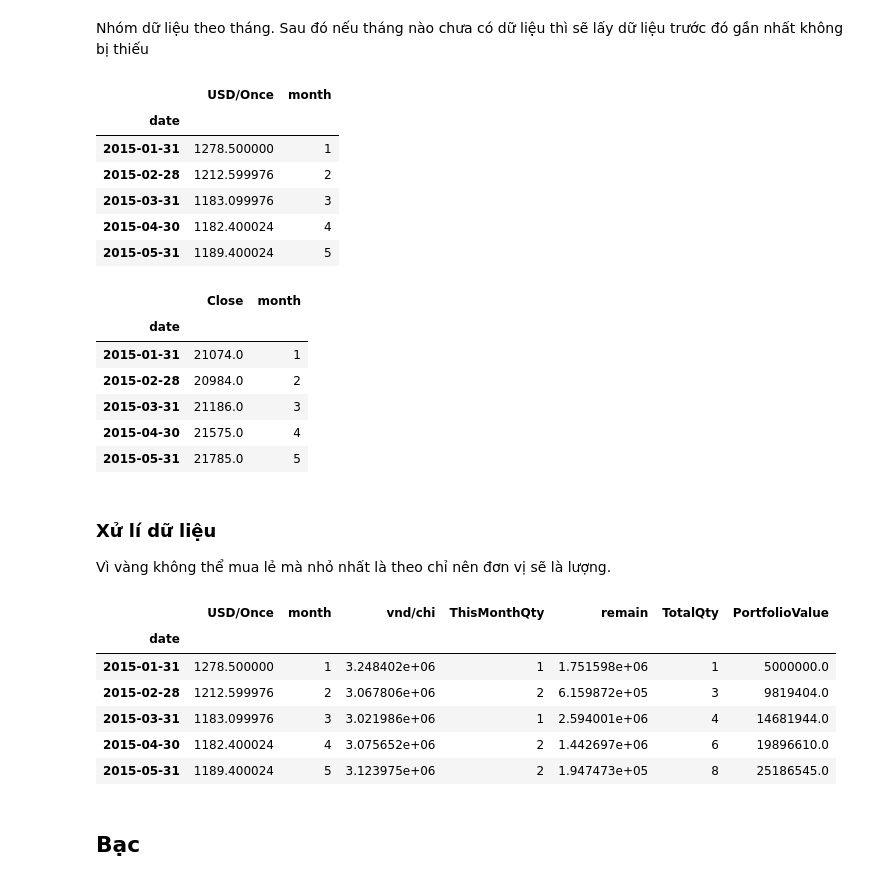
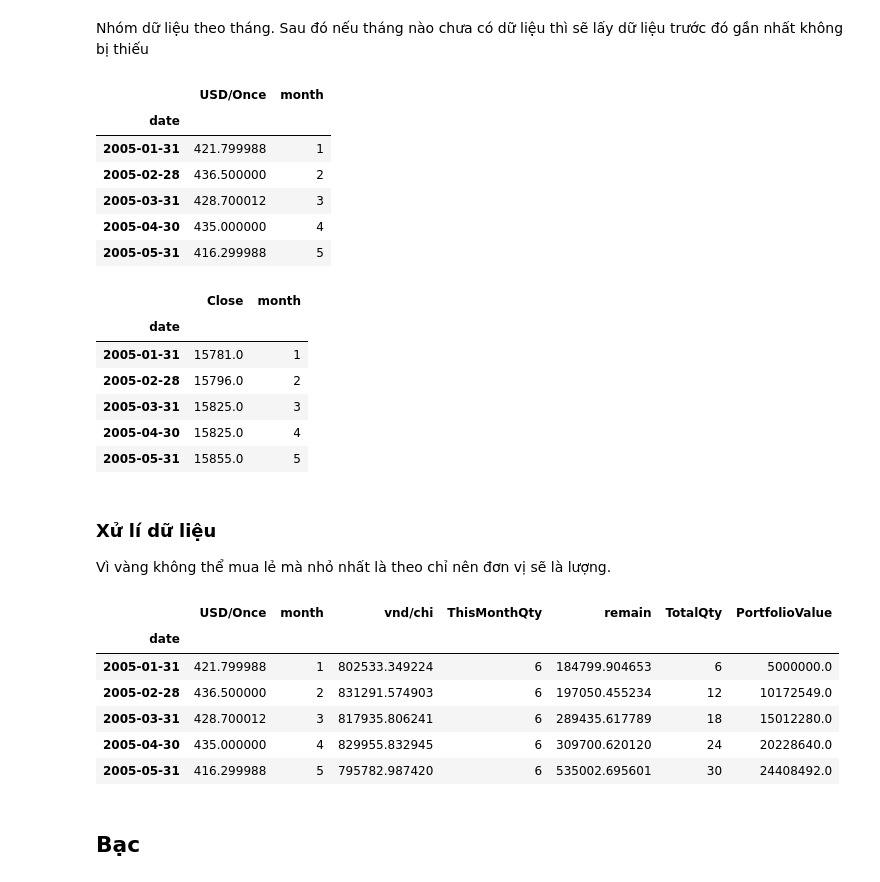
Before and after one commit to Masterokadanori/Market-Analysis, a Jupyter notebook: DCA.ipynb, the cells around one changed output. Cells and saved outputs as stored; diff of their text form; code cells hidden in the pictures.

```diff
--- a/DCA.ipynb
+++ b/DCA.ipynb
@@ -37,7 +37,7 @@ import matplotlib.pyplot as plt
 Tạo `DataFrame` gốc, nơi sẽ lưu trữ tất cả dữ liệu
 # %%
 monthly_invest = 5_000_000
-startDate = '2015-01-01'
+startDate = '2005-01-01'
 endDate = '2025-01-01'
 data = pd.DataFrame(pd.date_range(
     start=startDate,
@@ -271,24 +271,28 @@ gold.head(5)
 # %% [output]
 |  | USD/Once | month |
 | date |  |  |
-| 2015-01-31 | 1278.500000 | 1 |
-| 2015-02-28 | 1212.599976 | 2 |
-| 2015-03-31 | 1183.099976 | 3 |
-| 2015-04-30 | 1182.400024 | 4 |
-| 2015-05-31 | 1189.400024 | 5 |
+| 2005-01-31 | 421.799988 | 1 |
+| 2005-02-28 | 436.500000 | 2 |
+| 2005-03-31 | 428.700012 | 3 |
+| 2005-04-30 | 435.000000 | 4 |
+| 2005-05-31 | 416.299988 | 5 |
 # %%
-usd = usd.resample('ME').last().join(data['month'],how='right').ffill().bfill()
+
+usd = usd.resample('ME').last()
+usd.loc[usd['Close']<USDVND_MIN_VALID,'Close'] = pd.NA
+usd =usd.join(data['month'],how='right')
+usd['Close'] = usd['Close'].ffill()
 usd.drop(columns=['High','Low','Open','Volume'],axis=1,inplace=True)
 usd = usd.loc[(usd.index >= startDate) & (usd.index <= endDate)]
 usd.head(5)
 # %% [output]
 |  | Close | month |
 | date |  |  |
-| 2015-01-31 | 21074.0 | 1 |
-| 2015-02-28 | 20984.0 | 2 |
-| 2015-03-31 | 21186.0 | 3 |
-| 2015-04-30 | 21575.0 | 4 |
-| 2015-05-31 | 21785.0 | 5 |
+| 2005-01-31 | 15781.0 | 1 |
+| 2005-02-28 | 15796.0 | 2 |
+| 2005-03-31 | 15825.0 | 3 |
+| 2005-04-30 | 15825.0 | 4 |
+| 2005-05-31 | 15855.0 | 5 |
 # %% [markdown]
 ### Xử lí dữ liệu
 Vì vàng không thể mua lẻ mà nhỏ nhất là theo chỉ nên đơn vị sẽ là lượng.
@@ -310,11 +314,11 @@ gold.head(5)
 # %% [output]
 |  | USD/Once | month | vnd/chi | ThisMonthQty | remain | TotalQty | PortfolioValue |
 | date |  |  |  |  |  |  |  |
-| 2015-01-31 | 1278.500000 | 1 | 3.248402e+06 | 1 | 1.751598e+06 | 1 | 5000000.0 |
-| 2015-02-28 | 1212.599976 | 2 | 3.067806e+06 | 2 | 6.159872e+05 | 3 | 9819404.0 |
-| 2015-03-31 | 1183.099976 | 3 | 3.021986e+06 | 1 | 2.594001e+06 | 4 | 14681944.0 |
-| 2015-04-30 | 1182.400024 | 4 | 3.075652e+06 | 2 | 1.442697e+06 | 6 | 19896610.0 |
-| 2015-05-31 | 1189.400024 | 5 | 3.123975e+06 | 2 | 1.947473e+05 | 8 | 25186545.0 |
+| 2005-01-31 | 421.799988 | 1 | 802533.349224 | 6 | 184799.904653 | 6 | 5000000.0 |
+| 2005-02-28 | 436.500000 | 2 | 831291.574903 | 6 | 197050.455234 | 12 | 10172549.0 |
+| 2005-03-31 | 428.700012 | 3 | 817935.806241 | 6 | 289435.617789 | 18 | 15012280.0 |
+| 2005-04-30 | 435.000000 | 4 | 829955.832945 | 6 | 309700.620120 | 24 | 20228640.0 |
+| 2005-05-31 | 416.299988 | 5 | 795782.987420 | 6 | 535002.695601 | 30 | 24408492.0 |
 # %% [markdown]
 ## Bạc
 # %% [markdown]
```
Also changed, not shown: parts of 13 cells of this notebook.
